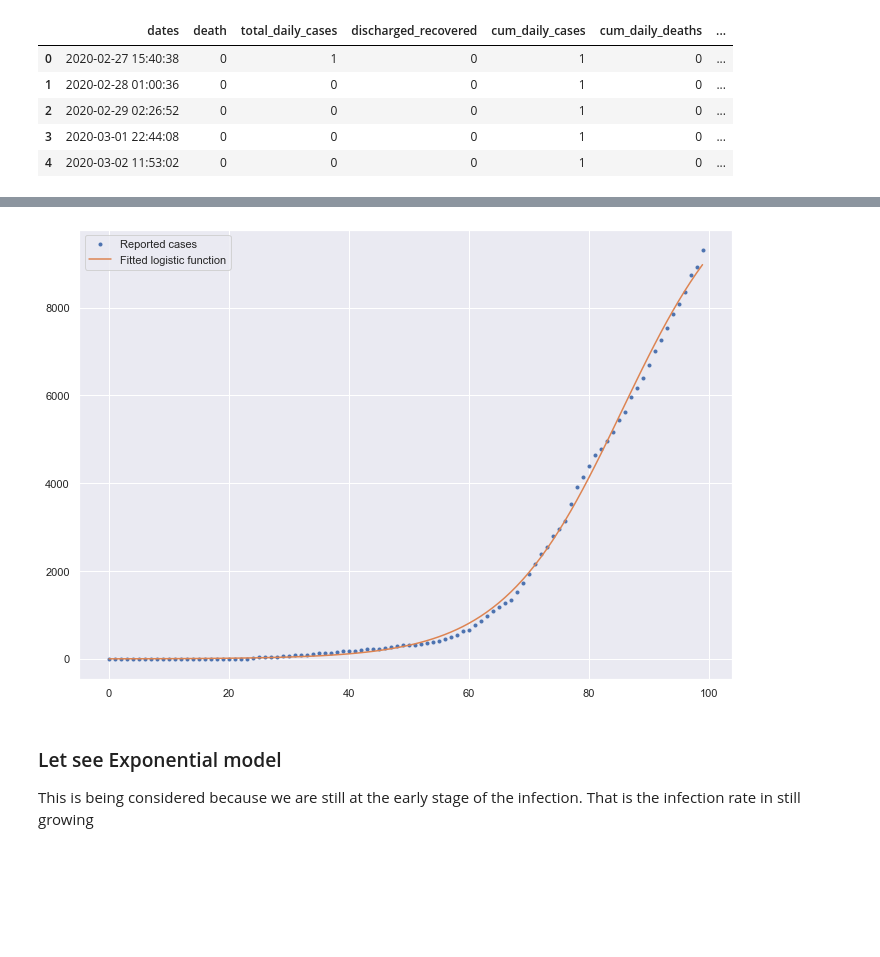
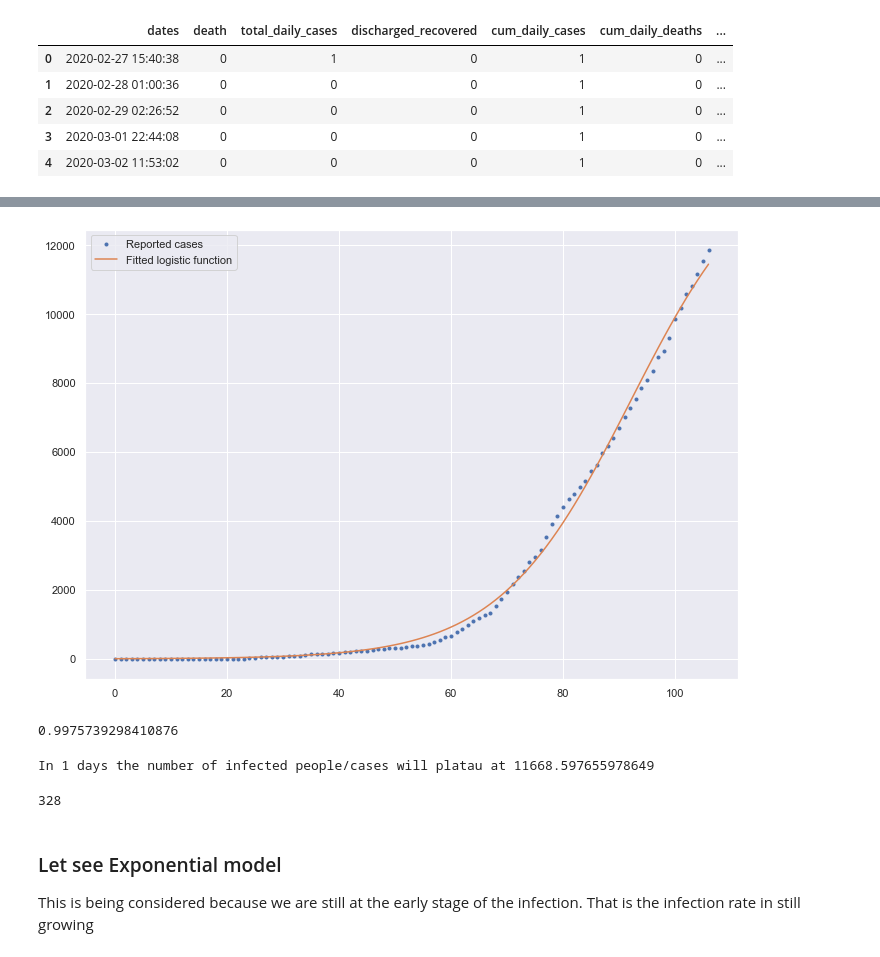
Before and after one commit to ajakaiye33/covid19Naija, a Jupyter notebook: covid19Naija/Covid_19_Cases_Nigeria_Analysis.ipynb, the cells around one changed output, grey strips where cells are left out. Saved outputs shown, nothing was run; the diff lists cells and outputs as text; code cells hidden in the pictures; blank space fills up the shorter version.

Commit message:
updated logistic model

```diff
--- a/covid19Naija/Covid_19_Cases_Nigeria_Analysis.ipynb
+++ b/covid19Naija/Covid_19_Cases_Nigeria_Analysis.ipynb
@@ -480,5 +482,5 @@ array([3.34377115e-01, 5.14252468e-04, 1.34379733e+00, 1.30245204e-01])
 # %%
 # set upper and lower bounds a,b,c
-bounds = (0,[100000.,1., 100000000.,10000000.])
+bounds = (0,[100000.,1., 100000000., 100000.])
 bounds
 # %% [output]
@@ -497,3 +499,6 @@ a_,b_,c_,d_
 # t_fastest = np.log(a) / b
 # i_fastest = logistic_model(t_fastest, a, b, c)
 # i_fastest
+# %%
+confirmed = np.array(y)
+confirmed
@@ -500,13 +518,13 @@ a_,b_,c_,d_
 # %%
 def plot_logistic_fit(confirmed, logistic_params):
-    a_, b_, c_, d_ = logistic_params
+    a_, b_, c_,d_ = logistic_params
     x = np.arange(0, len(model_data['time_stamp']))
-    plt.plot(x, y, ".", label="Reported cases")
+    plt.plot(x, confirmed, ".", label="Reported cases")
     confirmed_pred = logistic_model(x, a_, b_, c_,d_)
     plt.plot(x, confirmed_pred, label="Fitted logistic function")
     plt.legend()
     plt.show()
     return confirmed_pred
-confirmed_pred = plot_logistic_fit(y, (a_, b_, c_,d_))
+confirmed_pred = plot_logistic_fit(confirmed, (a_, b_, c_,d_))
 # %% [output]
-[figure, old version]
+[figure, new version]
@@ -513,21 +533,28 @@ confirmed_pred = plot_logistic_fit(y, (a_, b_, c_,d_))
+# %%
+#check Accuracy
+r2_score(y,confirmed_pred)
+# %% [output]
+0.9975739298410876
 # %%
-# def plateau(confirmed, logistic_params, diff=20):
-#     a_, b_, c_, d_ = logistic_params
-#     confirmed_now = confirmed[-1]
-#     confirmed_then = confirmed[-2]
-#     days = 0
-#     now = x[-1]
-#     while confirmed_now - confirmed_then > diff:
-#         days += 1
-#         confirmed_then = confirmed_now
-#         confirmed_now = logistic_model(
-#             now + days,
-#             a_,
-#             b_,
-#             c_,
-#             d_,
-#         )
-#     return days, confirmed_now
+def plateau(confirmed, logistic_params, diff=20):
+    a_, b_, c_, d_ = logistic_params
+    confirmed_now = confirmed[-1]
+    confirmed_then = confirmed[-2]
+    days = 0
+    now = x[-1]
+    while confirmed_now - confirmed_then > diff:
+        days += 1
+        confirmed_then = confirmed_now
+        confirmed_now = logistic_model(now + days,a_,b_,c_,d_,)
+    return days, confirmed_now
+days, cases = plateau(confirmed,(a_,b_,c_,d_), diff=200)
+print(f"In {days} days the number of infected people/cases will platau at {cases}")
+# %% [output]
+In 1 days the number of infected people/cases will platau at 11668.597655978649
+# %%
+confirmed[-1] - confirmed[-2]
+# %% [output]
+328
 # %%
 # diff = 200
 # days, cases = plateau(y, (a_, b_, c_, d_),diff=diff)
```
Also changed, not shown: parts of 41 cells of this notebook.
